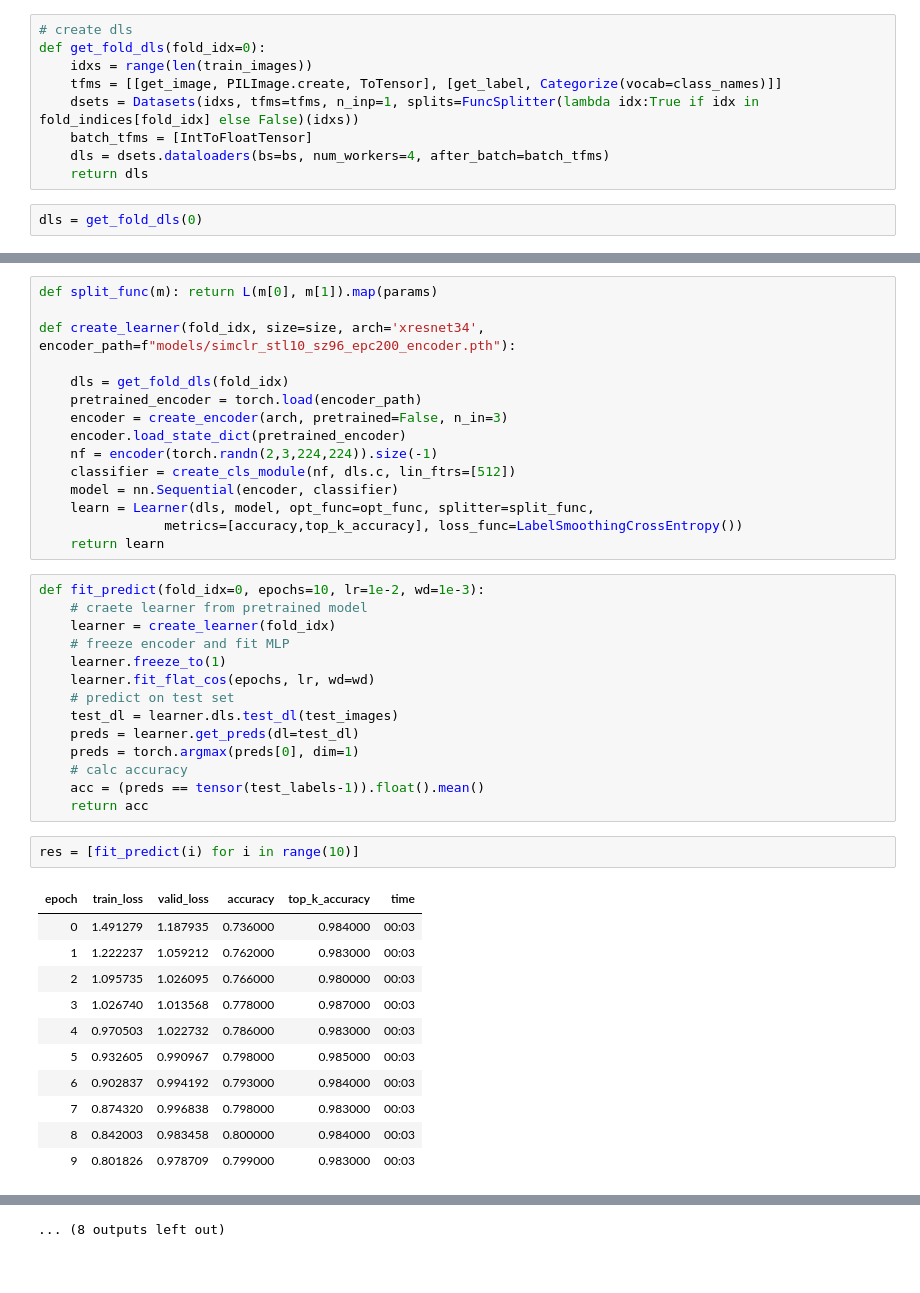
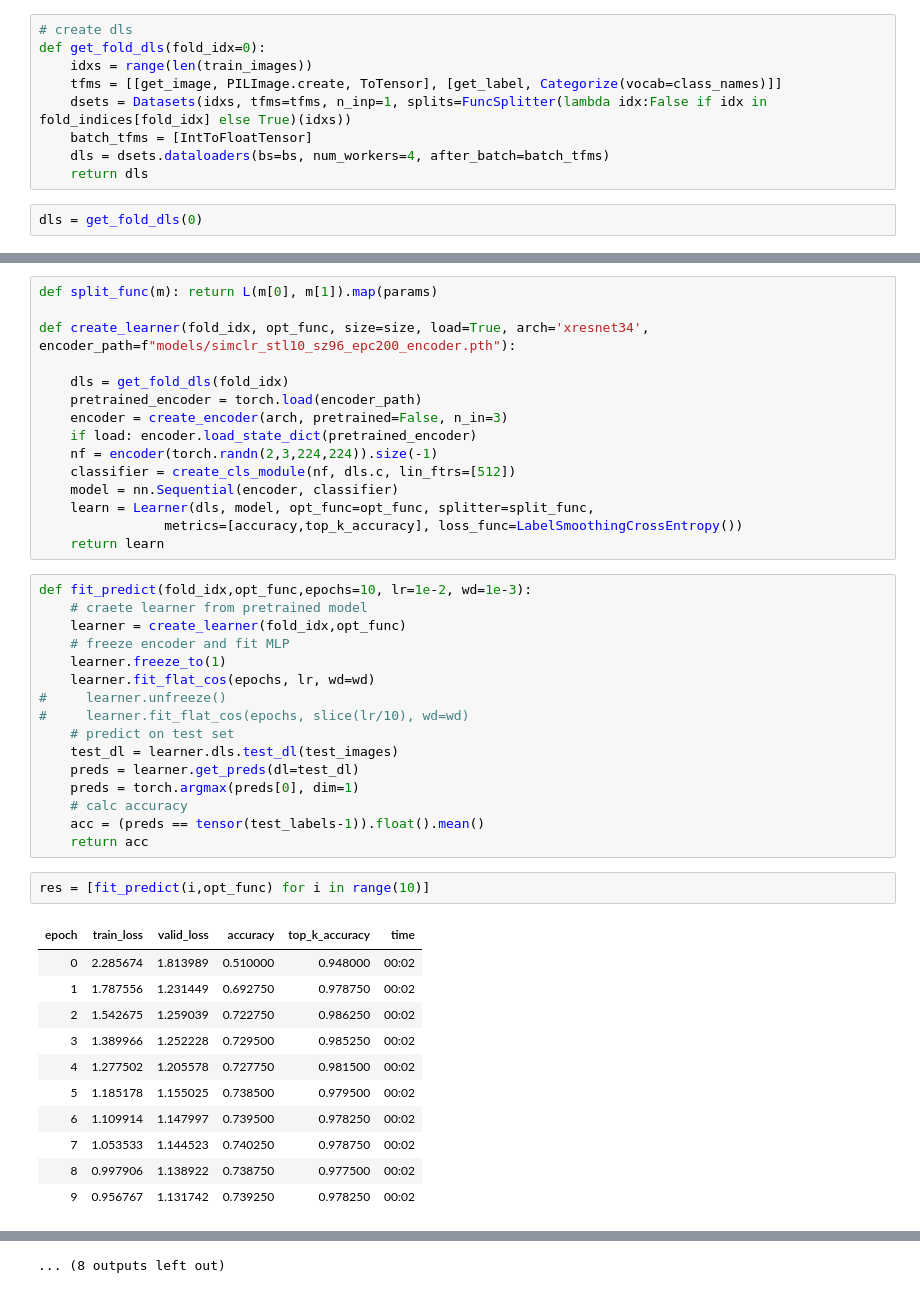
Before and after one commit to KeremTurgutlu/self_supervised, a Jupyter notebook: examples/vision/10 - training_simclr_stl10.ipynb, the cells around one changed output, grey strips where cells are left out. Saved outputs shown, nothing was run; the diff lists cells and outputs as text.

```diff
--- a/examples/vision/10 - training_simclr_stl10.ipynb
+++ b/examples/vision/10 - training_simclr_stl10.ipynb
@@ -331,7 +322,7 @@ def get_label(idx): return labeldict[train_labels[idx]-1] # convert to 0-indexed
 def get_fold_dls(fold_idx=0):
     idxs = range(len(train_images))
     tfms = [[get_image, PILImage.create, ToTensor], [get_label, Categorize(vocab=class_names)]]
-    dsets = Datasets(idxs, tfms=tfms, n_inp=1, splits=FuncSplitter(lambda idx:True if idx in fold_indices[fold_idx] else False)(idxs))
+    dsets = Datasets(idxs, tfms=tfms, n_inp=1, splits=FuncSplitter(lambda idx:False if idx in fold_indices[fold_idx] else True)(idxs))
     batch_tfms = [IntToFloatTensor]
     dls = dsets.dataloaders(bs=bs, num_workers=4, after_batch=batch_tfms)
     return dls
@@ -348,12 +382,12 @@ len(dls.train_ds), len(dls.valid_ds)
 # %%
 def split_func(m): return L(m[0], m[1]).map(params)
 
-def create_learner(fold_idx, size=size, arch='xresnet34', encoder_path=f"models/simclr_stl10_sz96_epc200_encoder.pth"):
+def create_learner(fold_idx, opt_func, size=size, load=True, arch='xresnet34', encoder_path=f"models/simclr_stl10_sz96_epc200_encoder.pth"):
 
     dls = get_fold_dls(fold_idx)
     pretrained_encoder = torch.load(encoder_path)
     encoder = create_encoder(arch, pretrained=False, n_in=3)
-    encoder.load_state_dict(pretrained_encoder)
+    if load: encoder.load_state_dict(pretrained_encoder)
     nf = encoder(torch.randn(2,3,224,224)).size(-1)
     classifier = create_cls_module(nf, dls.c, lin_ftrs=[512])
     model = nn.Sequential(encoder, classifier)
@@ -361,12 +395,14 @@ def create_learner(fold_idx, size=size, arch='xresnet34', encoder_path=f"models/
                 metrics=[accuracy,top_k_accuracy], loss_func=LabelSmoothingCrossEntropy())
     return learn
 # %%
-def fit_predict(fold_idx=0, epochs=10, lr=1e-2, wd=1e-3):
+def fit_predict(fold_idx,opt_func,epochs=10, lr=1e-2, wd=1e-3):
     # craete learner from pretrained model
-    learner = create_learner(fold_idx)
+    learner = create_learner(fold_idx,opt_func)
     # freeze encoder and fit MLP
     learner.freeze_to(1)
     learner.fit_flat_cos(epochs, lr, wd=wd)
+#     learner.unfreeze()
+#     learner.fit_flat_cos(epochs, slice(lr/10), wd=wd)
     # predict on test set
     test_dl = learner.dls.test_dl(test_images)
     preds = learner.get_preds(dl=test_dl)
@@ -375,18 +411,18 @@ def fit_predict(fold_idx=0, epochs=10, lr=1e-2, wd=1e-3):
     acc = (preds == tensor(test_labels-1)).float().mean()
     return acc
 # %%
-res = [fit_predict(i) for i in range(10)]
+res = [fit_predict(i,opt_func) for i in range(10)]
 # %% [output]
 | epoch | train_loss | valid_loss | accuracy | top_k_accuracy | time |
-| 0 | 1.491279 | 1.187935 | 0.736000 | 0.984000 | 00:03 |
-| 1 | 1.222237 | 1.059212 | 0.762000 | 0.983000 | 00:03 |
-| 2 | 1.095735 | 1.026095 | 0.766000 | 0.980000 | 00:03 |
-| 3 | 1.026740 | 1.013568 | 0.778000 | 0.987000 | 00:03 |
-| 4 | 0.970503 | 1.022732 | 0.786000 | 0.983000 | 00:03 |
-| 5 | 0.932605 | 0.990967 | 0.798000 | 0.985000 | 00:03 |
-| 6 | 0.902837 | 0.994192 | 0.793000 | 0.984000 | 00:03 |
-| 7 | 0.874320 | 0.996838 | 0.798000 | 0.983000 | 00:03 |
-| 8 | 0.842003 | 0.983458 | 0.800000 | 0.984000 | 00:03 |
-| 9 | 0.801826 | 0.978709 | 0.799000 | 0.983000 | 00:03 |
+| 0 | 2.285674 | 1.813989 | 0.510000 | 0.948000 | 00:02 |
+| 1 | 1.787556 | 1.231449 | 0.692750 | 0.978750 | 00:02 |
+| 2 | 1.542675 | 1.259039 | 0.722750 | 0.986250 | 00:02 |
+| 3 | 1.389966 | 1.252228 | 0.729500 | 0.985250 | 00:02 |
+| 4 | 1.277502 | 1.205578 | 0.727750 | 0.981500 | 00:02 |
+| 5 | 1.185178 | 1.155025 | 0.738500 | 0.979500 | 00:02 |
+| 6 | 1.109914 | 1.147997 | 0.739500 | 0.978250 | 00:02 |
+| 7 | 1.053533 | 1.144523 | 0.740250 | 0.978750 | 00:02 |
+| 8 | 0.997906 | 1.138922 | 0.738750 | 0.977500 | 00:02 |
+| 9 | 0.956767 | 1.131742 | 0.739250 | 0.978250 | 00:02 |
 [interactive output not drawn]
 | epoch | train_loss | valid_loss | accuracy | top_k_accuracy | time |
```
Also changed, not shown: parts of 9 cells of this notebook, 1 other file.
